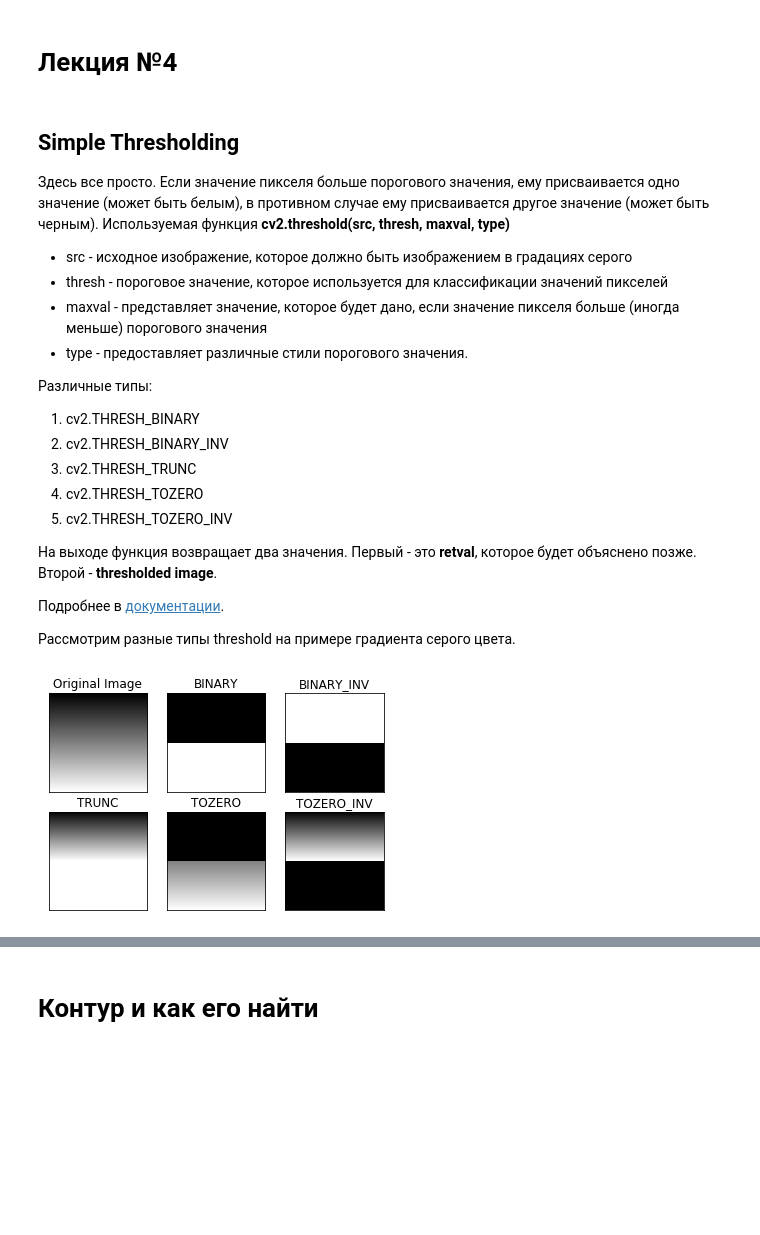
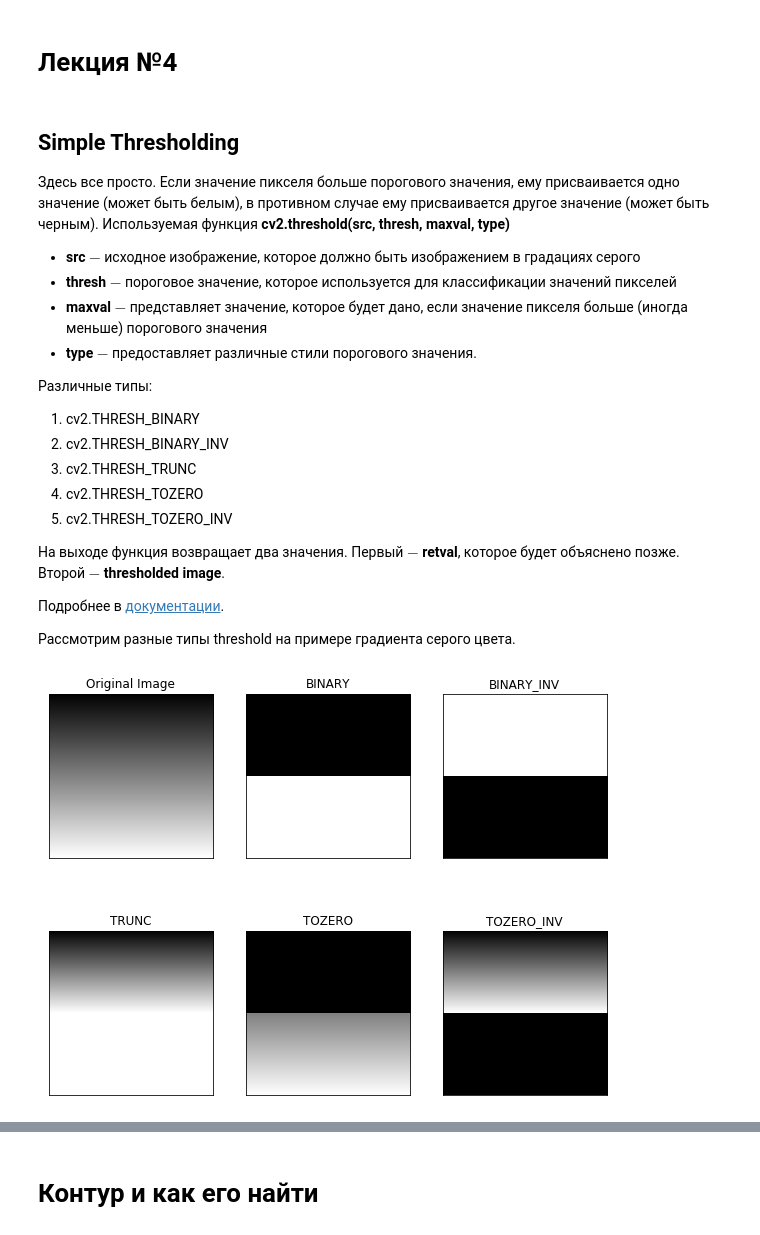
Before and after one commit to Keleas/CV_WOS, a Jupyter notebook: lessons/Lecture_4.ipynb, the cells around one changed output, grey strips where cells are left out. Saved outputs shown, nothing was run; the diff lists cells and outputs as text; code cells hidden in the pictures; blank space fills up the shorter version.

```diff
--- a/lessons/Lecture_4.ipynb
+++ b/lessons/Lecture_4.ipynb
@@ -4,10 +4,10 @@
 ## Simple Thresholding
 Здесь все просто. Если значение пикселя больше порогового значения, ему присваивается одно значение (может быть белым), в противном случае ему присваивается другое значение (может быть черным). Используемая функция **cv2.threshold(src, thresh, maxval, type)**
 
-* src - исходное изображение, которое должно быть изображением в градациях серого
-* thresh - пороговое значение, которое используется для классификации значений пикселей
-* maxval - представляет значение, которое будет дано, если значение пикселя больше (иногда меньше) порогового значения
-* type - предоставляет различные стили порогового значения.
+* **src** $-$ исходное изображение, которое должно быть изображением в градациях серого
+* **thresh** $-$ пороговое значение, которое используется для классификации значений пикселей
+* **maxval** $-$ представляет значение, которое будет дано, если значение пикселя больше (иногда меньше) порогового значения
+* **type** $-$ предоставляет различные стили порогового значения.
 
 Различные типы:
 1. cv2.THRESH_BINARY
@@ -16,7 +16,7 @@
 4. cv2.THRESH_TOZERO
 5. cv2.THRESH_TOZERO_INV
 
-На выходе функция возвращает два значения. Первый - это **retval**, которое будет объяснено позже. Второй - **thresholded image**.
+На выходе функция возвращает два значения. Первый $-$ **retval**, которое будет объяснено позже. Второй $-$ **thresholded image**.
 
 Подробнее в [документации](https://docs.opencv.org/3.4.2/d7/d1b/group__imgproc__misc.html#gae8a4a146d1ca78c626a53577199e9c57).
 
@@ -30,20 +30,21 @@ import matplotlib.pyplot as plt
 # %%
 img = cv2.imread('img/grad_grayscale.png',0)
 
 ret,thresh1 = cv2.threshold(img,127,255,cv2.THRESH_BINARY)
 ret,thresh2 = cv2.threshold(img,127,255,cv2.THRESH_BINARY_INV)
 ret,thresh3 = cv2.threshold(img,127,255,cv2.THRESH_TRUNC)
 ret,thresh4 = cv2.threshold(img,127,255,cv2.THRESH_TOZERO)
 ret,thresh5 = cv2.threshold(img,127,255,cv2.THRESH_TOZERO_INV)
 titles = ['Original Image','BINARY','BINARY_INV','TRUNC','TOZERO','TOZERO_INV']
 images = [img, thresh1, thresh2, thresh3, thresh4, thresh5]
+plt.figure(figsize=(10,8))
 for i in range(6):
     plt.subplot(2,3,i+1),plt.imshow(images[i],'gray')
     plt.title(titles[i])
     plt.xticks([]),plt.yticks([])
 plt.show()
 # %% [output]
-[figure, old version]
+[figure, new version]
 # %% [markdown]
 ## Adaptive Thresholding
 В предыдущем разделе мы использовали глобальное значение в качестве порогового значения. Но это может быть не хорошо во всех условиях, когда изображение имеет разные условия освещения в разных областях. В этом случае мы идем на адаптивный порог. При этом алгоритм вычисляет порог для небольших областей изображения. Таким образом, мы получаем разные пороговые значения для разных областей одного и того же изображения, и это дает нам лучшие результаты для изображений с разной освещенностью.
```
Also changed, not shown: parts of 18 cells of this notebook, 2 other files.
